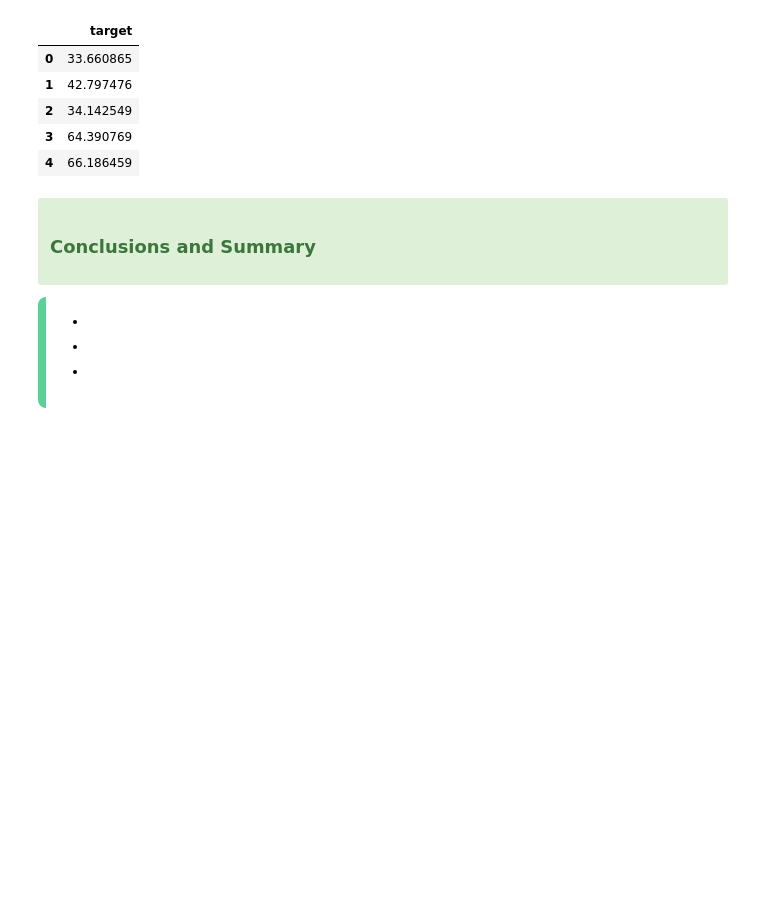
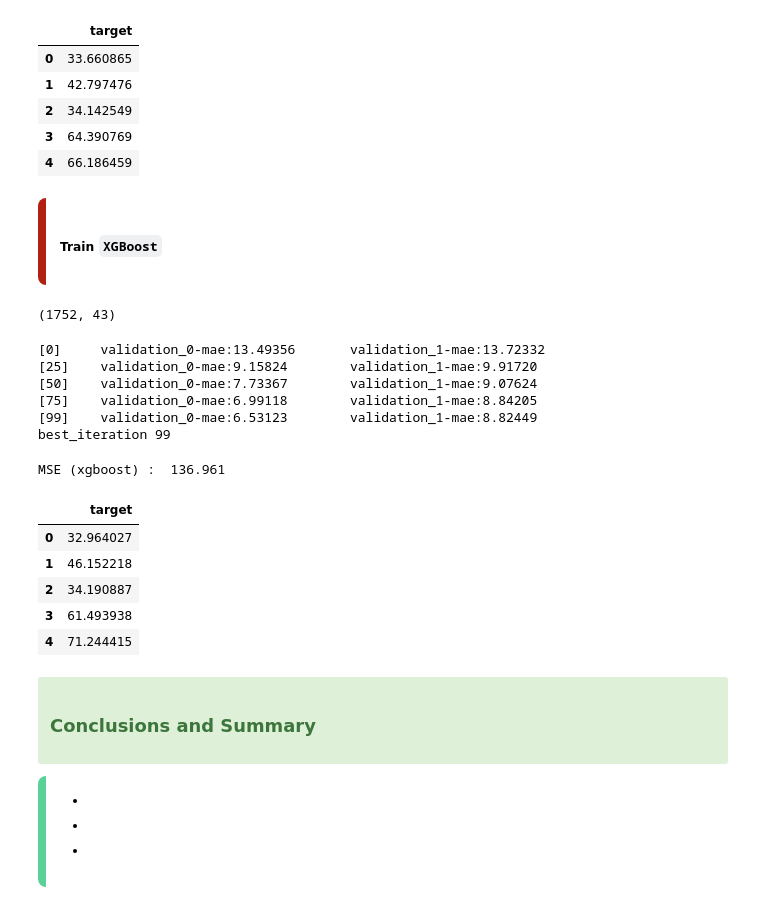
Before and after one commit to aziart/comp-ds, a Jupyter notebook: notebooks/06.1.02 - Blending.ipynb, the cells around one changed output. Cells and saved outputs as stored; diff of their text form; code cells hidden in the pictures; blank space fills up the shorter version.

Commit message:
06.1.02 started: third model out of three trained - xgboost

```diff
--- a/notebooks/06.1.02 - Blending.ipynb
+++ b/notebooks/06.1.02 - Blending.ipynb
@@ -252,6 +252,67 @@ submit.head()
 | 2 | 34.142549 |
 | 3 | 64.390769 |
 | 4 | 66.186459 |
+# %% [markdown]
+<div class="alert" style="background-color:rgb(255, 255, 255); border-left: 8px solid #B12111; padding: 14px; border-radius: 8px; font-size: 14px; color: #000000;">
+
+##### **Train `XGBoost`**
+</div>
+# %%
+# xgboost does not support categorical features, so we need to apply one-hot encoding
+X_train = pd.get_dummies(X_train, columns=["car_type", "fuel_type", "model"])
+X_val = pd.get_dummies(X_val, columns=["car_type", "fuel_type", "model"])
+X_train.shape
+# %% [output]
+(1752, 43)
+# %%
+params_xgb = {
+    "eta": 0.05,
+    "max_depth": 5,
+    "subsample": 0.7,
+    "colsample_bytree": 0.7,
+    'gamma': .01,
+    'reg_lambda' : 0.1,
+    'reg_alpha' : 0.5,
+    "objective": "reg:linear",
+    "eval_metric": "mae",
+    'tree_method' : 'hist', # Supported tree methods for cat fs are `gpu_hist`, `approx`, and `hist`.
+    'enable_categorical' : True,
+    "early_stopping_rounds": 100,
+
+}
+
+xgb_model = xgb.XGBRegressor(**params_xgb)
+# %%
+xgb_model.fit(
+    X_train,
+    y_train,
+    eval_set=[(X_train, y_train), (X_val, y_val)],
+    # early_stopping_rounds=100,
+    verbose=25,
+)
+print('best_iteration', xgb_model.best_iteration)
+# %% [output]
+[0]     validation_0-mae:13.49356       validation_1-mae:13.72332
+[25]    validation_0-mae:9.15824        validation_1-mae:9.91720
+[50]    validation_0-mae:7.73367        validation_1-mae:9.07624
+[75]    validation_0-mae:6.99118        validation_1-mae:8.84205
+[99]    validation_0-mae:6.53123        validation_1-mae:8.82449
+best_iteration 99
+# %%
+print('MSE (xgboost) : ', round(mean_squared_error(xgb_model.predict(X_val), y_val), 3))
+# %% [output]
+MSE (xgboost) :  136.961
+# %%
+submit = pd.DataFrame({"target": xgb_model.predict(X_val).reshape(-1)})
+submit.to_csv("../tmp_data/xgb_preds.csv", index=False)
+submit.head()
+# %% [output]
+|  | target |
+| 0 | 32.964027 |
+| 1 | 46.152218 |
+| 2 | 34.190887 |
+| 3 | 61.493938 |
+| 4 | 71.244415 |
 # %% [markdown]
 <div class="alert alert-success">
 
```
Also changed, not shown: parts of 1 cell of this notebook, 5 other files.
